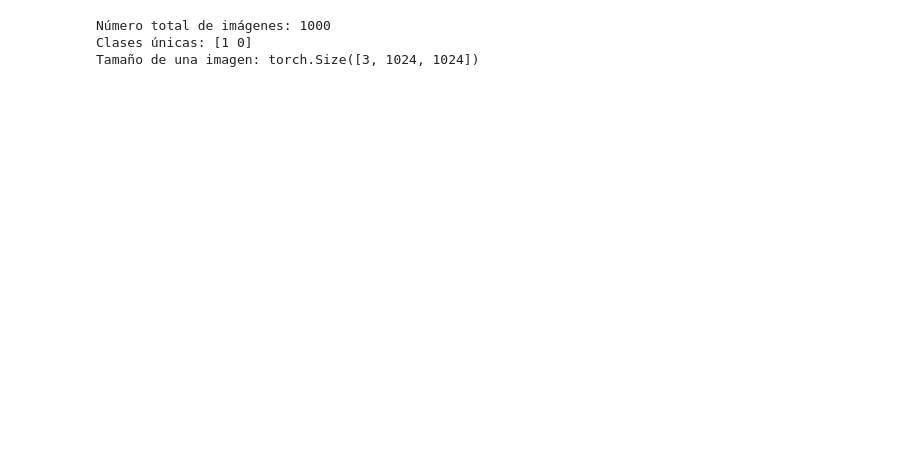
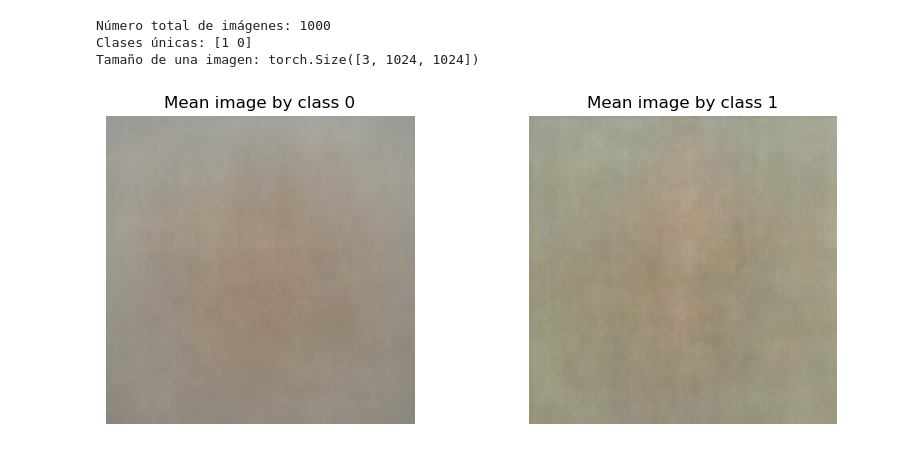
Before and after one commit to UnaiLalana/MLP-vs-CNN-Classification-Problem, a Jupyter notebook: notebooks/data_analysis.ipynb, the cells around one changed output. Saved outputs shown, nothing was run; the diff lists cells and outputs as text; code cells hidden in the pictures; blank space fills up the shorter version.

```diff
--- a/notebooks/data_analysis.ipynb
+++ b/notebooks/data_analysis.ipynb
@@ -102,3 +102,26 @@ print(f"Tamaño de una imagen: {dataset[0][0].shape}")
 Número total de imágenes: 1000
 Clases únicas: [1 0]
 Tamaño de una imagen: torch.Size([3, 1024, 1024])
+# %%
+def average_image_by_class(dataset):
+    avg_images = {}
+    for label in sorted(dataset.df["label"].unique()):
+        indices = dataset.df[dataset.df["label"] == label].index
+        imgs_sum = torch.zeros_like(dataset[0][0])
+        for idx in indices:
+            img, _ = dataset[idx]
+            imgs_sum += img
+        avg_images[label] = imgs_sum / len(indices)
+    return avg_images
+
+avg_imgs = average_image_by_class(dataset)
+
+# Mostrar la imagen promedio de cada clase
+fig, axes = plt.subplots(1, len(avg_imgs), figsize=(10, 4))
+for ax, (label, img) in zip(axes, avg_imgs.items()):
+    ax.imshow(np.transpose(img.numpy(), (1, 2, 0)))
+    ax.set_title(f"Mean image by class {label}")
+    ax.axis("off")
+plt.show()
+# %% [output]
+[figure, added]
```
Also changed, not shown: parts of 3 cells of this notebook.
